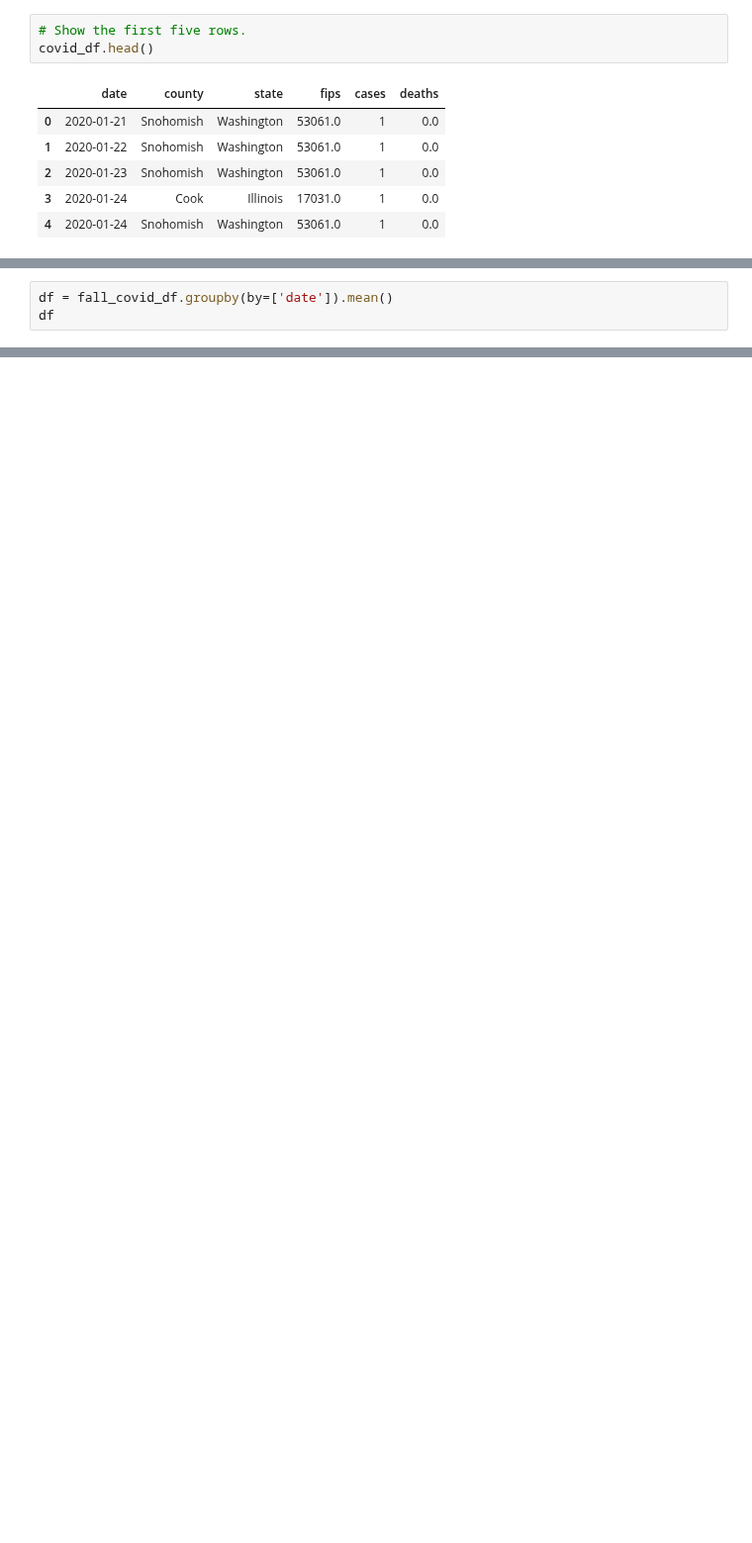
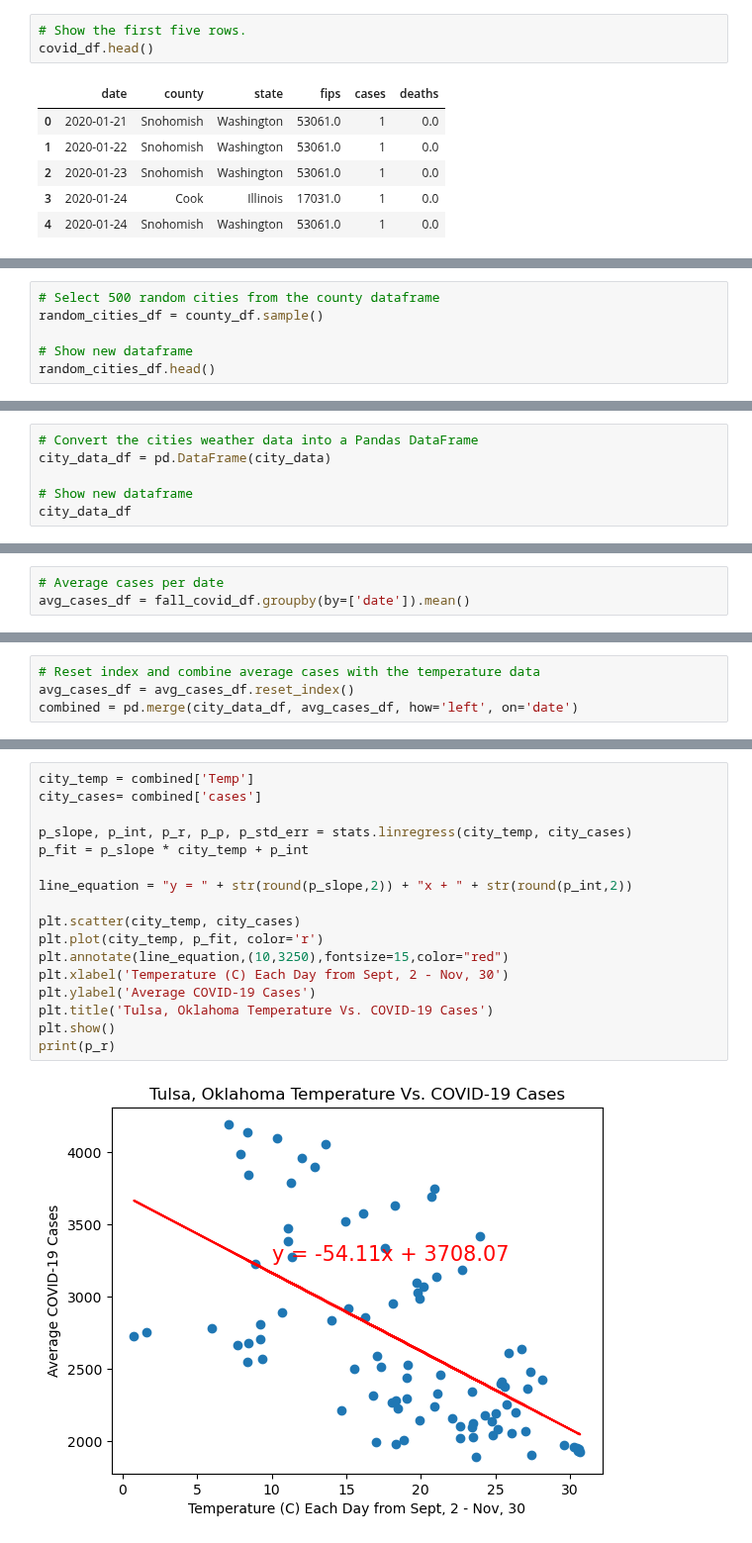
Before and after one commit to ryankracaw/project-one, a Jupyter notebook: fall.ipynb, the cells around one changed output, grey strips where cells are left out. Shown at 99% size. Drawn from its saved outputs; the diff is of its cells as text; blank space fills up the shorter version.

```diff
--- a/fall.ipynb
+++ b/fall.ipynb
@@ -66,0 +83,6 @@ fall_covid_df
+# %%
+# Select 500 random cities from the county dataframe
+random_cities_df = county_df.sample()
+
+# Show new dataframe
+random_cities_df.head()
@@ -66,0 +143,6 @@ fall_covid_df
+# %%
+# Convert the cities weather data into a Pandas DataFrame
+city_data_df = pd.DataFrame(city_data)
+
+# Show new dataframe
+city_data_df
@@ -67,3 +163,3 @@ fall_covid_df
 # %%
-df = fall_covid_df.groupby(by=['date']).mean()
-df
+# Average cases per date
+avg_cases_df = fall_covid_df.groupby(by=['date']).mean()
@@ -87 +166,5 @@ df = df.reset_index()
+# %%
+# Reset index and combine average cases with the temperature data
+avg_cases_df = avg_cases_df.reset_index()
+combined = pd.merge(city_data_df, avg_cases_df, how='left', on='date')
 # %%
@@ -111,0 +190,19 @@ y = 1.01 * 1768.94 ^ x
+# %%
+city_temp = combined['Temp']
+city_cases= combined['cases']
+
+p_slope, p_int, p_r, p_p, p_std_err = stats.linregress(city_temp, city_cases)
+p_fit = p_slope * city_temp + p_int
+
+line_equation = "y = " + str(round(p_slope,2)) + "x + " + str(round(p_int,2))
+
+plt.scatter(city_temp, city_cases)
+plt.plot(city_temp, p_fit, color='r')
+plt.annotate(line_equation,(10,3250),fontsize=15,color="red")
+plt.xlabel('Temperature (C) Each Day from Sept, 2 - Nov, 30')
+plt.ylabel('Average COVID-19 Cases')
+plt.title('Tulsa, Oklahoma Temperature Vs. COVID-19 Cases')
+plt.show()
+print(p_r)
+# %% [output]
+[figure, added]
```
Also changed, not shown: parts of 15 cells of this notebook, 2 other files.
